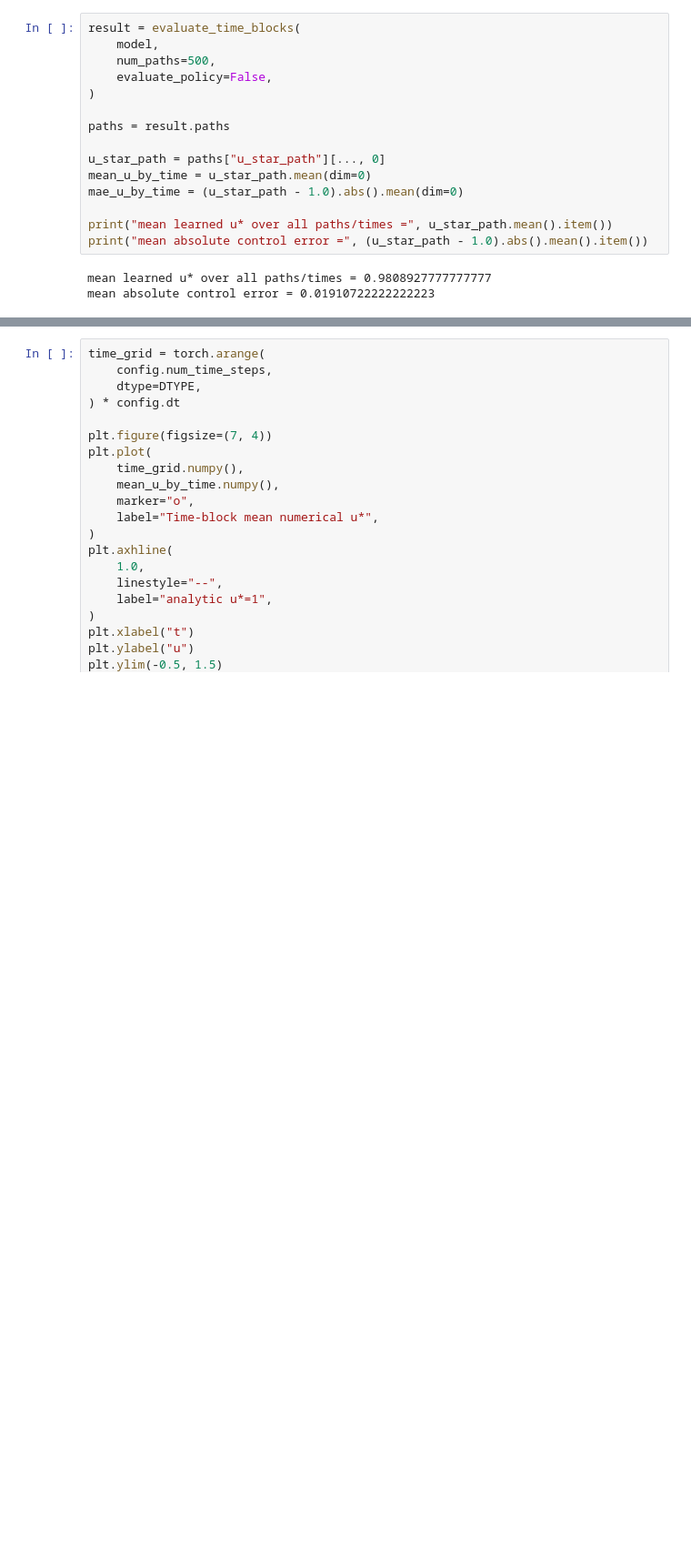
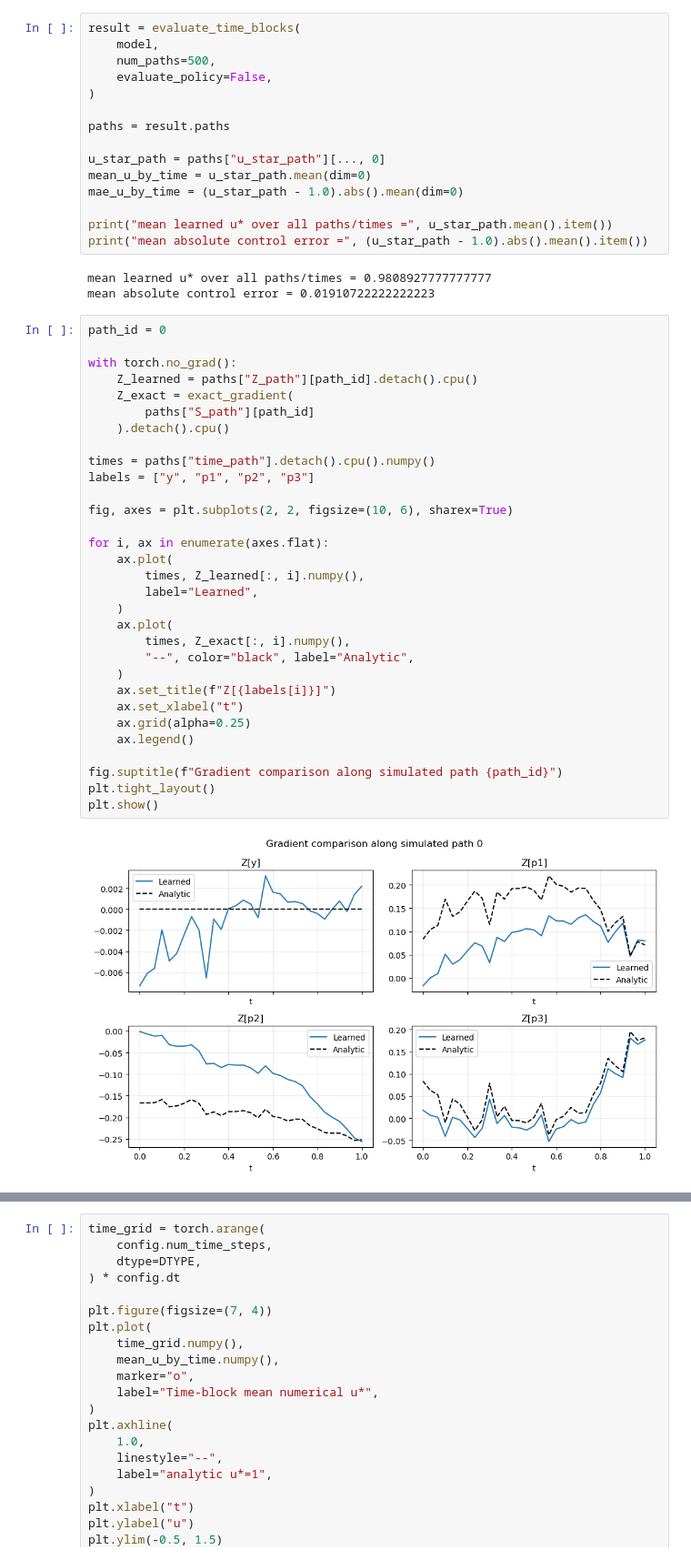
Before and after one commit to charliewang1995/Deep_2BSDE, a Jupyter notebook: three_state_time_block_test.ipynb, the cells around one changed output, grey strips where cells are left out. Shown at 91% size. Saved outputs shown, nothing was run; the diff lists cells and outputs as text; blank space fills up the shorter version.

```diff
--- a/three_state_time_block_test.ipynb
+++ b/three_state_time_block_test.ipynb
@@ -463,3 +463,36 @@ print("mean absolute control error =", (u_star_path - 1.0).abs().mean().item())
 # %% [output]
 mean learned u* over all paths/times = 0.9808927777777777
 mean absolute control error = 0.01910722222222223
+# %%
+path_id = 0
+
+with torch.no_grad():
+    Z_learned = paths["Z_path"][path_id].detach().cpu()
+    Z_exact = exact_gradient(
+        paths["S_path"][path_id]
+    ).detach().cpu()
+
+times = paths["time_path"].detach().cpu().numpy()
+labels = ["y", "p1", "p2", "p3"]
+
+fig, axes = plt.subplots(2, 2, figsize=(10, 6), sharex=True)
+
+for i, ax in enumerate(axes.flat):
+    ax.plot(
+        times, Z_learned[:, i].numpy(),
+        label="Learned",
+    )
+    ax.plot(
+        times, Z_exact[:, i].numpy(),
+        "--", color="black", label="Analytic",
+    )
+    ax.set_title(f"Z[{labels[i]}]")
+    ax.set_xlabel("t")
+    ax.grid(alpha=0.25)
+    ax.legend()
+
+fig.suptitle(f"Gradient comparison along simulated path {path_id}")
+plt.tight_layout()
+plt.show()
+# %% [output]
+[figure, added]
```
Also changed, not shown: parts of 2 cells of this notebook, 5 other files.
